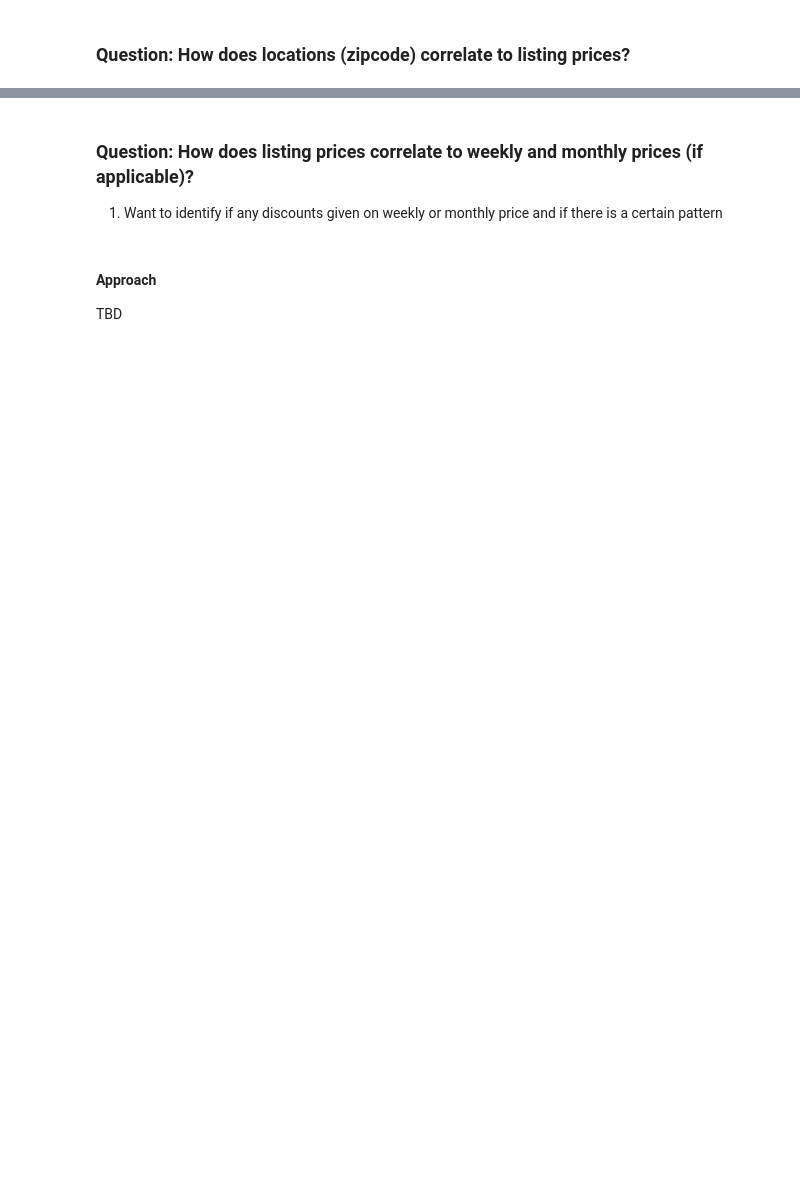
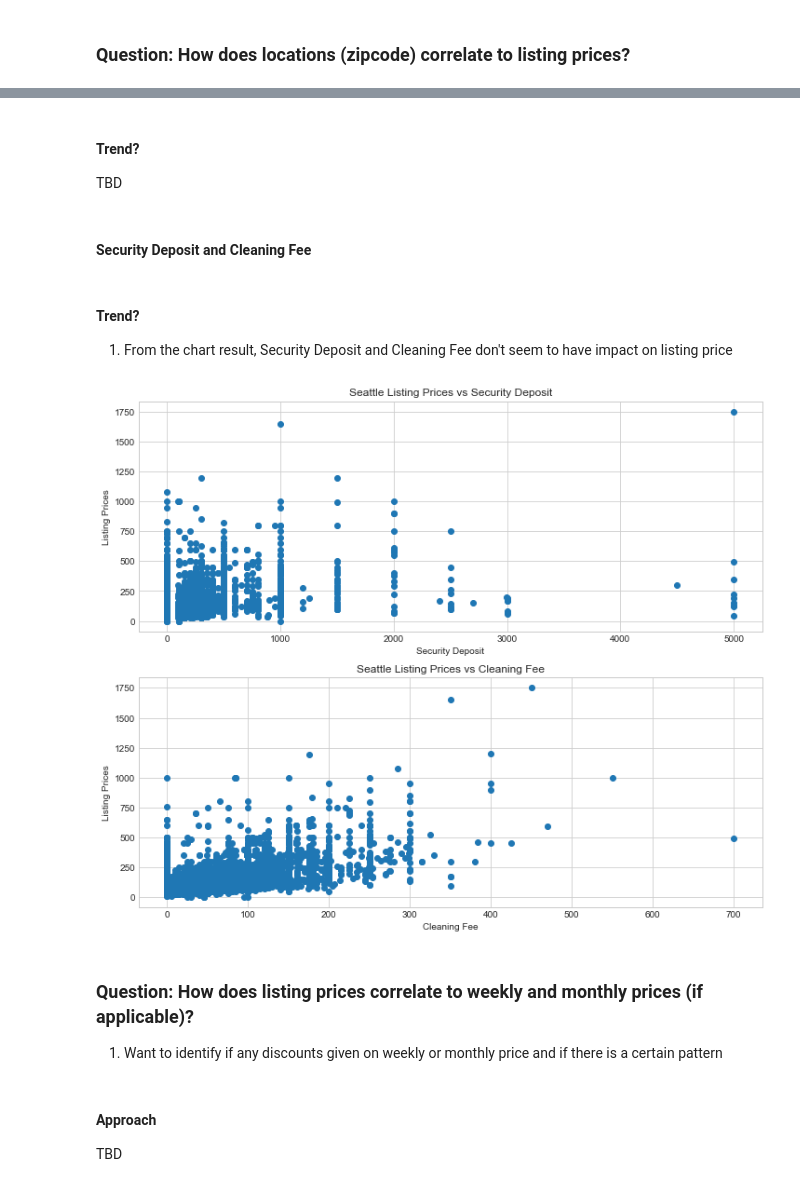
Before and after one commit to mikeli888/Springboard, a Jupyter notebook: sb2018_capstone1/Airbnb_pricing_analysis1.ipynb, the cells around one changed output, grey strips where cells are left out. Cells and saved outputs as stored; diff of their text form; code cells hidden in the pictures; blank space fills up the shorter version.

```diff
--- a/sb2018_capstone1/Airbnb_pricing_analysis1.ipynb
+++ b/sb2018_capstone1/Airbnb_pricing_analysis1.ipynb
@@ -266,0 +317,3 @@ Done with cleaning
+# %% [markdown]
+#### Trend?
+TBD
@@ -267,3 +328,30 @@ Done with cleaning
+# %% [markdown]
+#### Security Deposit and Cleaning Fee
+# %% [markdown]
+#### Trend?
+1) From the chart result, Security Deposit and Cleaning Fee don't seem to have impact on listing price
+# %%
+# ver1
+list_prices = r_cleaned['price']
+
+plt.rcParams["figure.figsize"] = [12, 10]
+plt.subplot(2,1,1)
+x_data = r_cleaned['security_deposit']
+plt.xlabel('Security Deposit')
+plt.ylabel('Listing Prices')
+plt.title('Seattle Listing Prices vs Security Deposit')
+plt.scatter(x_data, list_prices)
+
+plt.subplot(2,1,2)
+x_data = r_cleaned['cleaning_fee']
+plt.xlabel('Cleaning Fee')
+plt.ylabel('Listing Prices')
+plt.title('Seattle Listing Prices vs Cleaning Fee')
+plt.scatter(x_data, list_prices)
+
+plt.show()
+# %% [output]
+[figure, added]
 # %% [markdown]
 ### Question: How does listing prices correlate to weekly and monthly prices (if applicable)?
 1) Want to identify if any discounts given on weekly or monthly price and if there is a certain pattern
```
Also changed, not shown: parts of 19 cells of this notebook.
